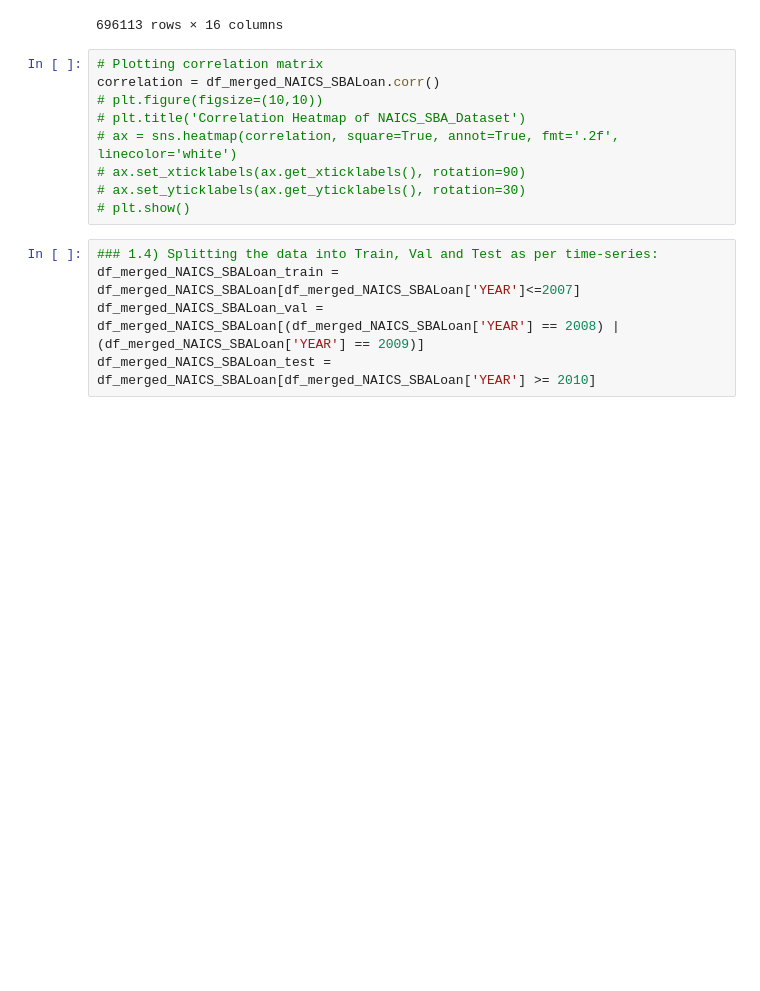
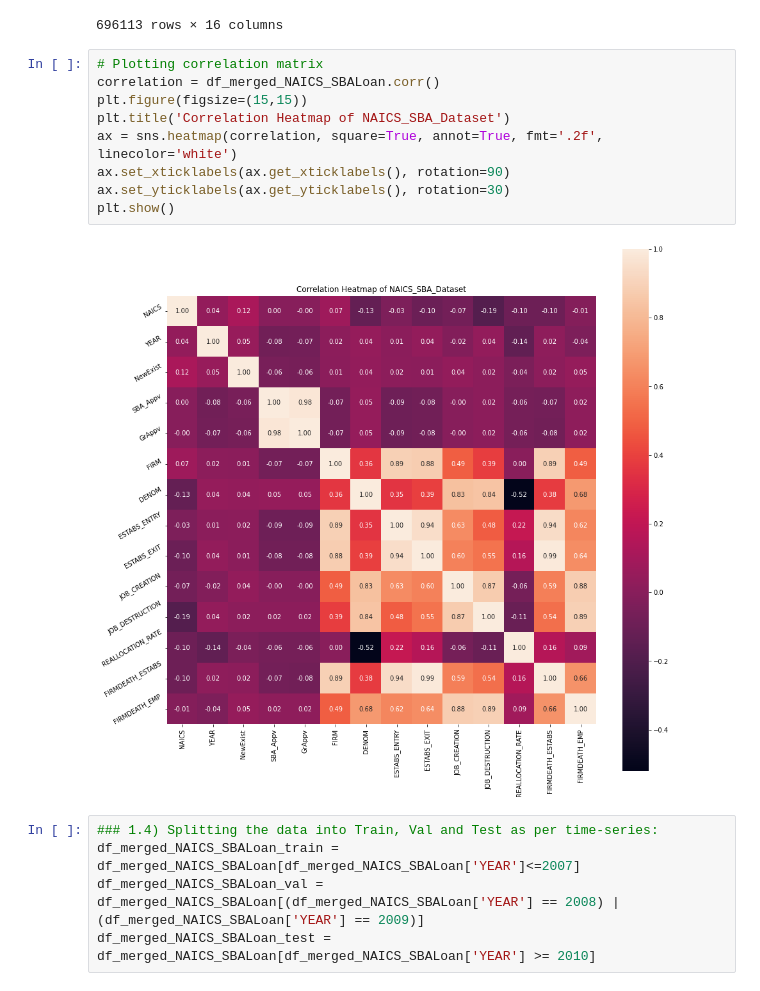
Before and after one commit to CIV2T1PEY/CIV1498-Group-Project, a Jupyter notebook: Python_NAICS_Notebook.ipynb, the cells around one changed output. Saved outputs shown, nothing was run; the diff lists cells and outputs as text; blank space fills up the shorter version.

```diff
--- a/Python_NAICS_Notebook.ipynb
+++ b/Python_NAICS_Notebook.ipynb
@@ -163,12 +170,14 @@ df_merged_NAICS_SBALoan
 # %%
 # Plotting correlation matrix
 correlation = df_merged_NAICS_SBALoan.corr()
-# plt.figure(figsize=(10,10))
-# plt.title('Correlation Heatmap of NAICS_SBA_Dataset')
-# ax = sns.heatmap(correlation, square=True, annot=True, fmt='.2f', linecolor='white')
-# ax.set_xticklabels(ax.get_xticklabels(), rotation=90)
-# ax.set_yticklabels(ax.get_yticklabels(), rotation=30)
-# plt.show()
+plt.figure(figsize=(15,15))
+plt.title('Correlation Heatmap of NAICS_SBA_Dataset')
+ax = sns.heatmap(correlation, square=True, annot=True, fmt='.2f', linecolor='white')
+ax.set_xticklabels(ax.get_xticklabels(), rotation=90)
+ax.set_yticklabels(ax.get_yticklabels(), rotation=30)
+plt.show()
+# %% [output]
+[figure, added]
 # %%
 ### 1.4) Splitting the data into Train, Val and Test as per time-series:
 df_merged_NAICS_SBALoan_train = df_merged_NAICS_SBALoan[df_merged_NAICS_SBALoan['YEAR']<=2007]
```
Also changed, not shown: parts of 61 cells of this notebook.
